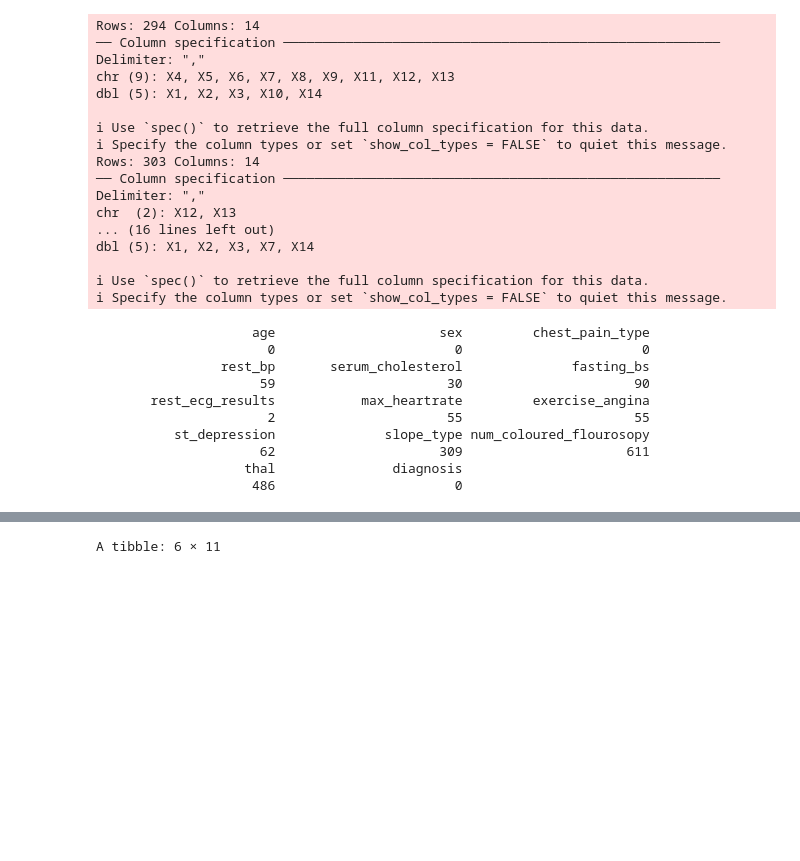
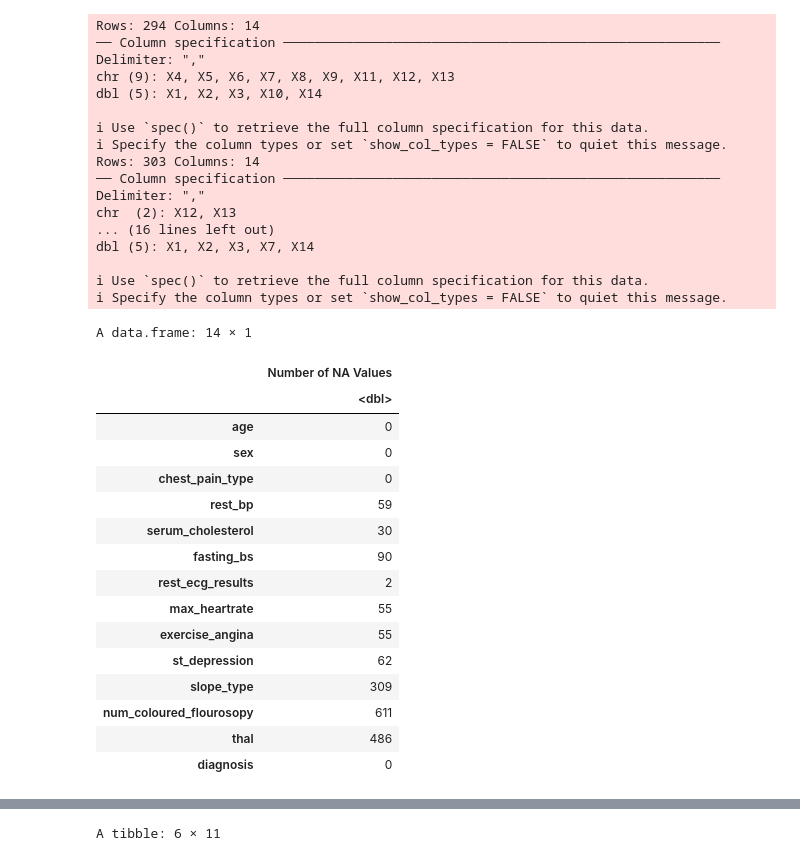
Before and after one commit to blu-01/DSCI-100-003-Group-21, a Jupyter notebook: proposal rough work/proposal_testing_plots.ipynb, the cells around one changed output, grey strips where cells are left out. Drawn from its saved outputs; the diff is of its cells as text; code cells hidden in the pictures; blank space fills up the shorter version.

```diff
--- a/proposal rough work/proposal_testing_plots.ipynb
+++ b/proposal rough work/proposal_testing_plots.ipynb
@@ -56,44 +56,52 @@ editedData <- stacked_data
 idx <- editedData == "?"
 # replace "?" values with NA
 is.na(editedData) <- idx
 
 for(i in 1:nrow(editedData)) {       # for-loop over rows
     if(editedData$sex[i] == 1){
       editedData$sex[i] <- "male"
     }else{
       editedData$sex[i]<- "female"
       }
 
     if(editedData$chest_pain_type[i] == 1){
       editedData$chest_pain_type[i] <- "typical angina"
     }
 
     if(editedData$chest_pain_type[i] == 2){
       editedData$chest_pain_type[i] <- "atypical angina"
     }
 
     if(editedData$chest_pain_type[i] == 3){
       editedData$chest_pain_type[i] <- "non-anginal pain"
     }
 
     if(editedData$chest_pain_type[i] == 4){
       editedData$chest_pain_type[i] <- "asymptomatic"
     }
 }
 
-navalues <- colSums(is.na(editedData))
+navalues <- as.data.frame(colSums(is.na(editedData)))
+colnames(navalues) <- c("Number of NA Values")
 navalues
 # %% [output]
-                    age                     sex         chest_pain_type
-                      0                       0                       0
-                rest_bp       serum_cholesterol              fasting_bs
-                     59                      30                      90
-       rest_ecg_results           max_heartrate         exercise_angina
-                      2                      55                      55
-          st_depression              slope_type num_coloured_flourosopy
-                     62                     309                     611
-                   thal               diagnosis
-                    486                       0
+A data.frame: 14 × 1
+|  | Number of NA Values |
+|  | <dbl> |
+| age | 0 |
+| sex | 0 |
+| chest_pain_type | 0 |
+| rest_bp | 59 |
+| serum_cholesterol | 30 |
+| fasting_bs | 90 |
+| rest_ecg_results | 2 |
+| max_heartrate | 55 |
+| exercise_angina | 55 |
+| st_depression | 62 |
+| slope_type | 309 |
+| num_coloured_flourosopy | 611 |
+| thal | 486 |
+| diagnosis | 0 |
 # %%
 #Removing columns with too many NA values and then removing observations with NA
 editedData <- editedData |>
```
Also changed, not shown: parts of 2 cells of this notebook.
